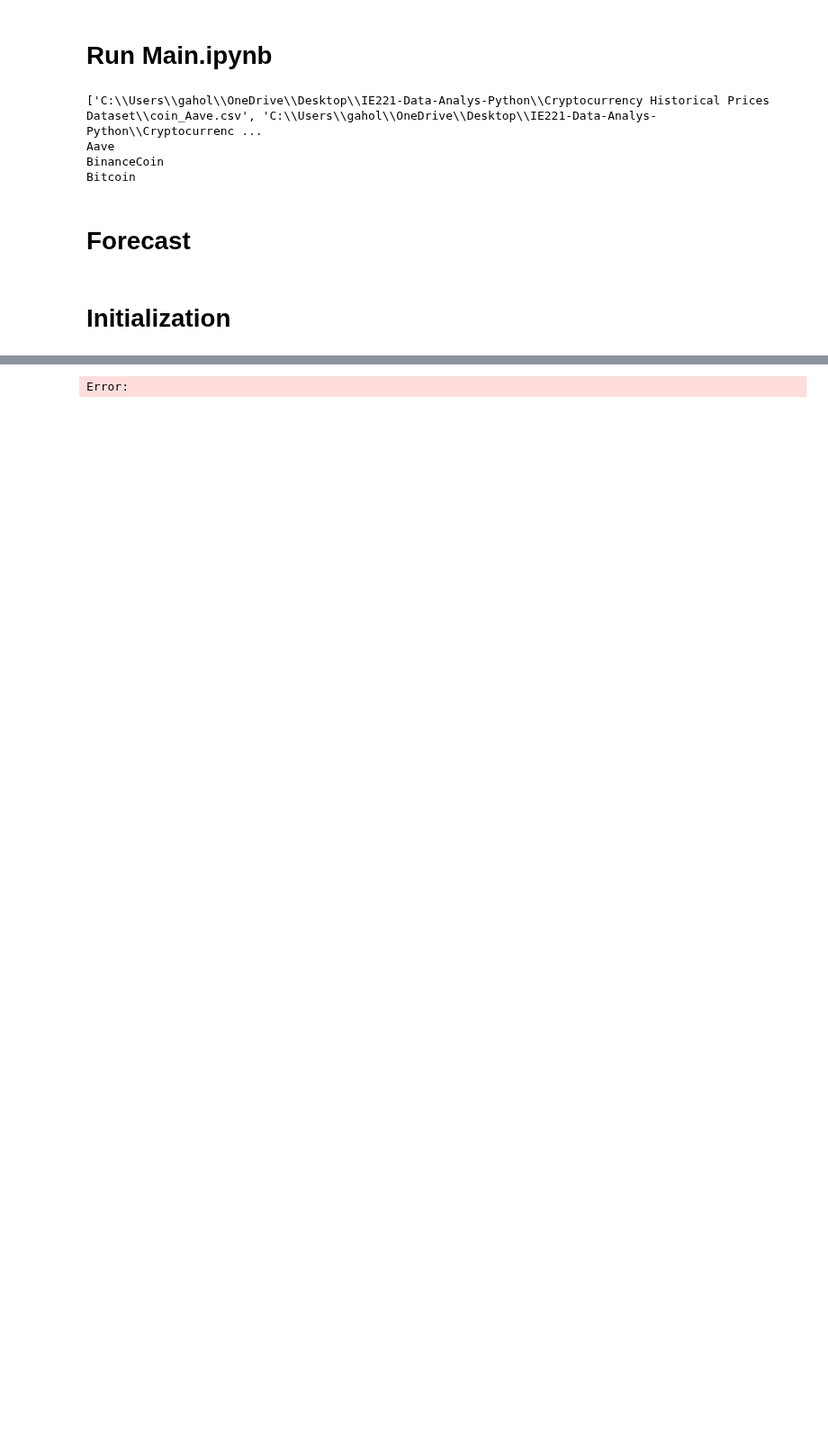
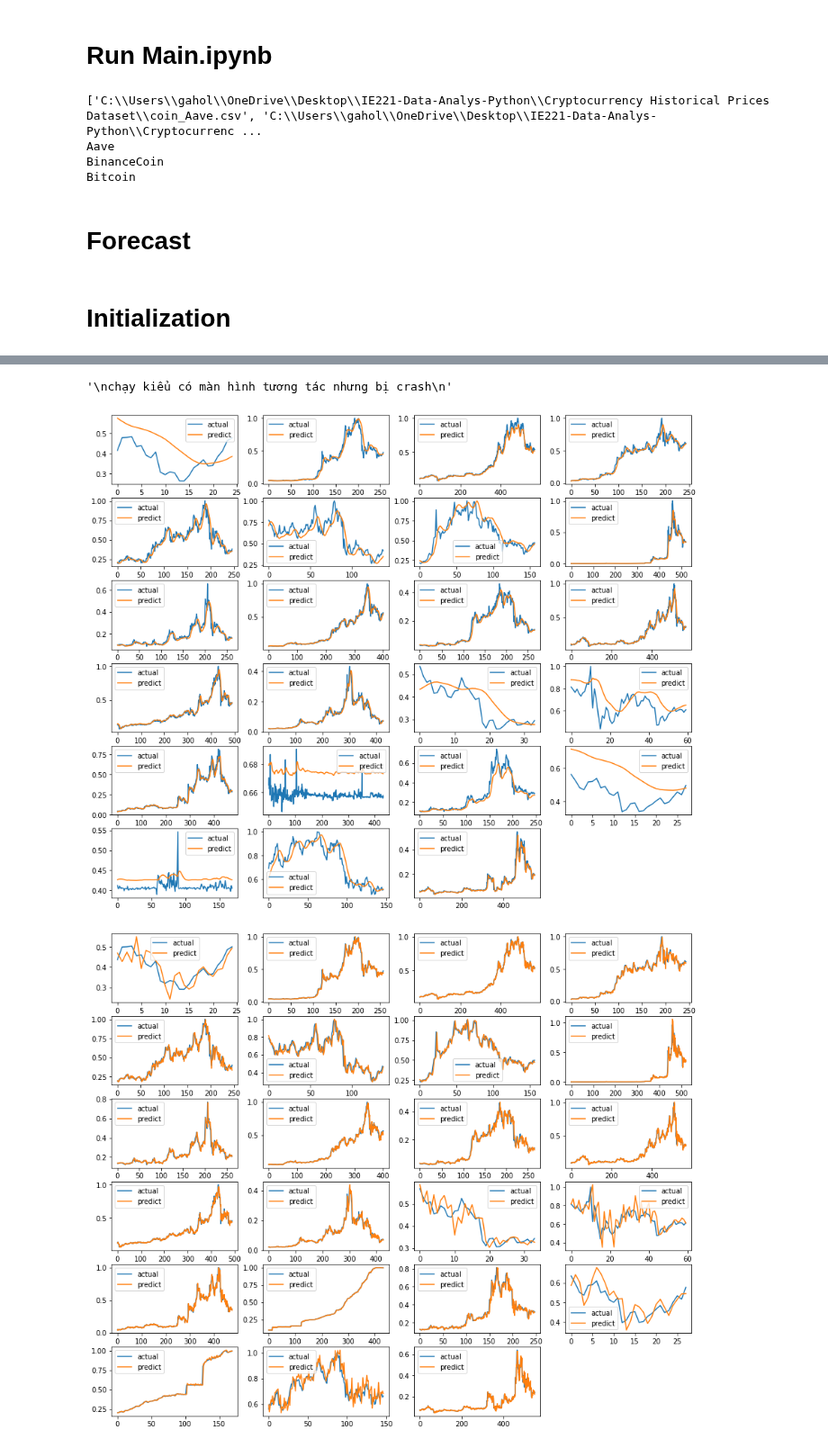
Before and after one commit to HiAmNear/Data-Analys-Python-Cryptocurrency-Historical-Prices, a Jupyter notebook: Application/forecast.ipynb, the cells around one changed output, grey strips where cells are left out. Shown at 90% size. Saved outputs shown, nothing was run; the diff lists cells and outputs as text; code cells hidden in the pictures; blank space fills up the shorter version.

```diff
--- a/Application/forecast.ipynb
+++ b/Application/forecast.ipynb
@@ -213,7 +213,18 @@ class forecast():
                     plt.plot(pred[i[1]],label='predict')
                     plt.legend(['actual','predict'])
             run()
+            '''
+                MinMaxScale để dữ liệu chỉ phân hóa trong khoảng từ 0 đến 1
+                chia tập train và test theo tỷ lệ 8:2
+                iloc[0:,9:10] là để lấy ra cột marketcap , có thể thay đổi nếu muốn test trên field khác
+                reshape để dữ liệu về dạng 1 cột
+                fit dữ liệu để nó vào khoảng min max đã đề trước
+                dặt thời gian muốn train ở đây là chọn 30 ngày
+                tạo x , và y để thành mảng 2 chiều thêm lần lượt dữ liệu vào cột x có thể thay đổi và cột y dữ liệu đều = 30
+                sau đó cho dữ liệu vào train và cho ra dự đoán
+                rồi tạo nhãn cho bộ test rồi so sánh 2 bộ lại với nhau
 
+            '''
 fc = forecast()
 print('Neural network Predict')
 fc.Neural_network()
@@ -223,7 +234,9 @@ print('Lasso Predict')
 fc.Lasso()
 print('Decision Tree Regressor Predict')
 fc.Decision_Tree_Regressor()
-
+'''
+chạy kiểu không có màn hình tương tác
+'''
 # window = Tk()
 # window.title('Forecast By Marketcap')
 # window.geometry("500x500")
@@ -240,4 +253,8 @@ fc.Decision_Tree_Regressor()
 # LP =Button(window, text="Lasso Predict Submit", width=30, command=Lasso).pack()
 # DTRP =Button(window, text="Decision Tree Regressor Predict Submit", width=30, command=Decision_Tree_Regressor).pack()
 # window.mainloop()
+
+'''
+chạy kiểu có màn hình tương tác nhưng bị crash
+'''
 # %% [output]
@@ -245 +278,3 @@ Error:
-Error:
+'\nchạy kiểu có màn hình tương tác nhưng bị crash\n'
+[figure, added]
+[figure, added]
```
Also changed, not shown: parts of 1 cell of this notebook, 3 other files.
